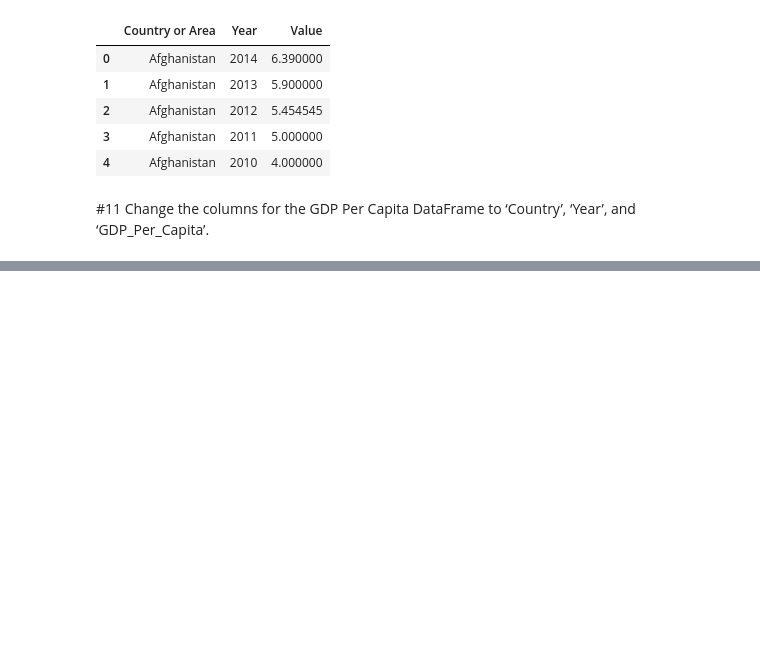
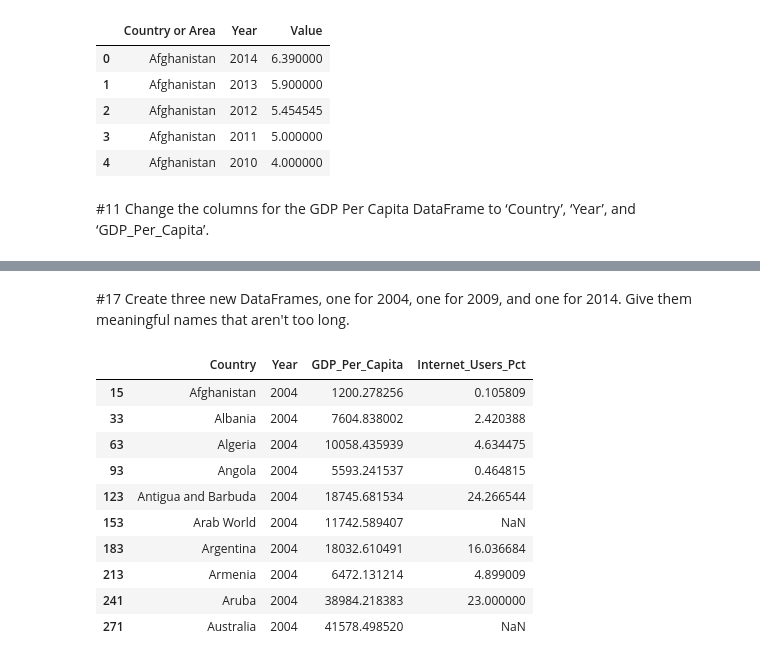
Before and after one commit to tomleewise/gdp-and-internet-usage-tomleewise, a Jupyter notebook: gdp_internet/gdp_internet.ipynb, the cells around one changed output, grey strips where cells are left out. Drawn from its saved outputs; the diff is of its cells as text; code cells hidden in the pictures; blank space fills up the shorter version.

```diff
--- a/gdp_internet/gdp_internet.ipynb
+++ b/gdp_internet/gdp_internet.ipynb
@@ -136,0 +206,20 @@ internet_df.head()
+# %% [markdown]
+#17 Create three new DataFrames, one for 2004, one for 2009, and one for 2014. Give them meaningful names that aren't too long.
+# %%
+data = gdp_and_internet_use.loc[gdp_and_internet_use.Year == 2004]
+
+year2004 = pd.DataFrame(data)
+
+year2004.head(10)
+# %% [output]
+|  | Country | Year | GDP_Per_Capita | Internet_Users_Pct |
+| 15 | Afghanistan | 2004 | 1200.278256 | 0.105809 |
+| 33 | Albania | 2004 | 7604.838002 | 2.420388 |
+| 63 | Algeria | 2004 | 10058.435939 | 4.634475 |
+| 93 | Angola | 2004 | 5593.241537 | 0.464815 |
+| 123 | Antigua and Barbuda | 2004 | 18745.681534 | 24.266544 |
+| 153 | Arab World | 2004 | 11742.589407 | NaN |
+| 183 | Argentina | 2004 | 18032.610491 | 16.036684 |
+| 213 | Armenia | 2004 | 6472.131214 | 4.899009 |
+| 241 | Aruba | 2004 | 38984.218383 | 23.000000 |
+| 271 | Australia | 2004 | 41578.498520 | NaN |
```
Also changed, not shown: parts of 22 cells of this notebook.
